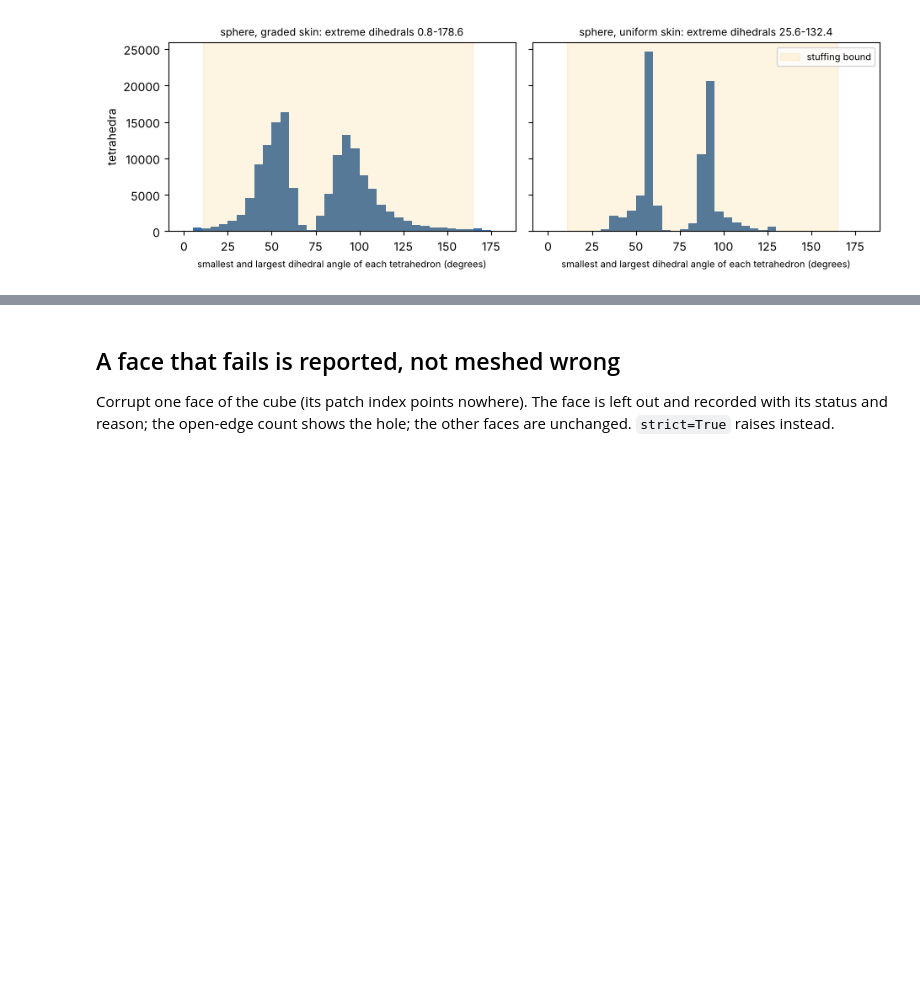
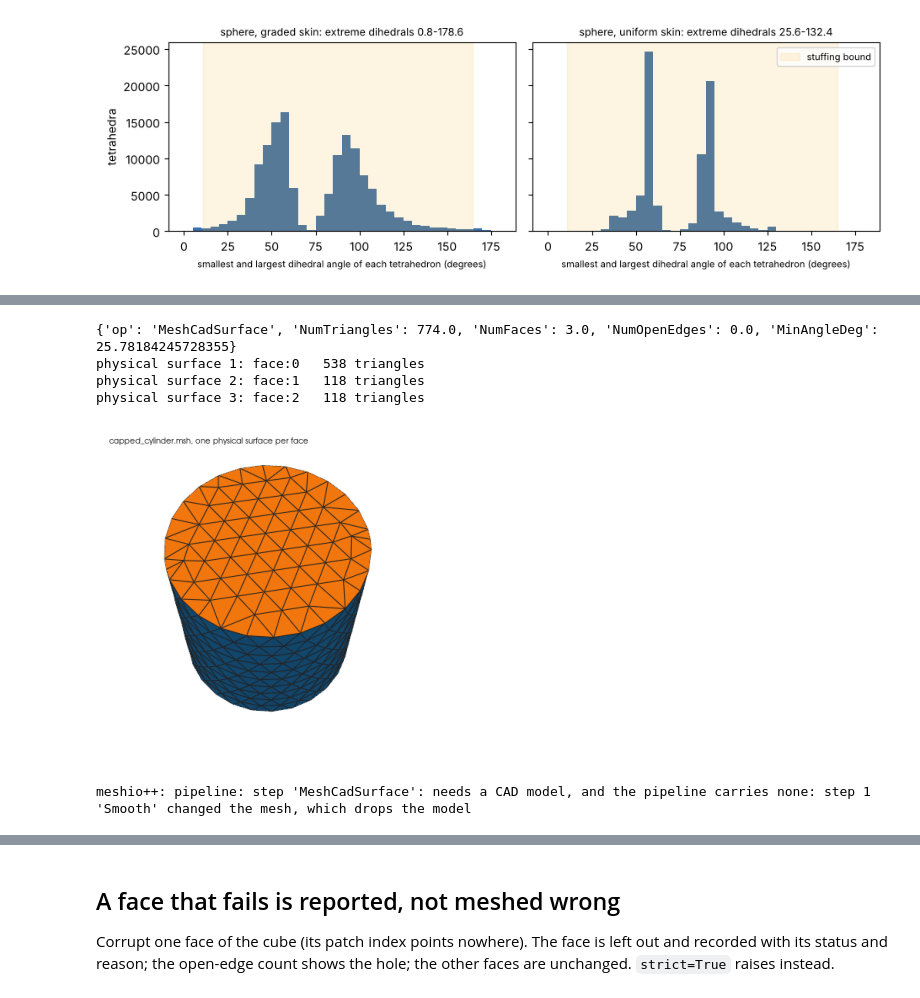
Before and after one commit to loumalouomega/meshioplusplus, a Jupyter notebook: example/python/42_mesh_cad_surface.ipynb, the cells around one changed output, grey strips where cells are left out. Saved outputs shown, nothing was run; the diff lists cells and outputs as text; code cells hidden in the pictures; blank space fills up the shorter version.

```diff
--- a/example/python/42_mesh_cad_surface.ipynb
+++ b/example/python/42_mesh_cad_surface.ipynb
@@ -721,0 +726,27 @@ unit_cube uniform    9768 tets  volume 1.000000 (skin 1.000000)  boundary within
+# %%
+work = pathlib.Path(tempfile.mkdtemp())
+settings = {
+    'Input': {'Path': str(CAD / 'capped_cylinder.cad.json')},
+    'Operations': [{'Op': 'MeshCadSurface', 'TargetSize': 0.25, 'MinAngle': 25},
+                   {'Op': 'Quality'}],
+    'Output': {'Path': str(work / 'cylinder.msh'), 'Format': 'gmsh'},  # .msh is also Fluent's
+}
+report = mp.run_pipeline(settings)
+print({k: v for k, v in report['steps'][0].items() if k in ('op', 'NumFaces', 'NumTriangles', 'NumOpenEdges', 'MinAngleDeg')})
+back = mp.read(work / 'cylinder.msh', file_format='gmsh')
+for r in back.regions:
+    if r.name.startswith('face:'):
+        print(f'physical surface {r.tag}: {r.name:7s} {len(r.entries):4d} triangles')
+render([back], ['capped_cylinder.msh, one physical surface per face'], 'mesh_cad_gmsh_groups')
+
+try:
+    mp.run_pipeline(dict(settings, Operations=[{'Op': 'Smooth'}, {'Op': 'MeshCadSurface', 'TargetSize': 0.25}]))
+except ValueError as exc:
+    print(exc)
+# %% [output]
+{'op': 'MeshCadSurface', 'NumTriangles': 774.0, 'NumFaces': 3.0, 'NumOpenEdges': 0.0, 'MinAngleDeg': 25.78184245728355}
+physical surface 1: face:0   538 triangles
+physical surface 2: face:1   118 triangles
+physical surface 3: face:2   118 triangles
+[figure, added]
+meshio++: pipeline: step 'MeshCadSurface': needs a CAD model, and the pipeline carries none: step 1 'Smooth' changed the mesh, which drops the model
```
Also changed, not shown: parts of 2 cells of this notebook, 2 other files.
